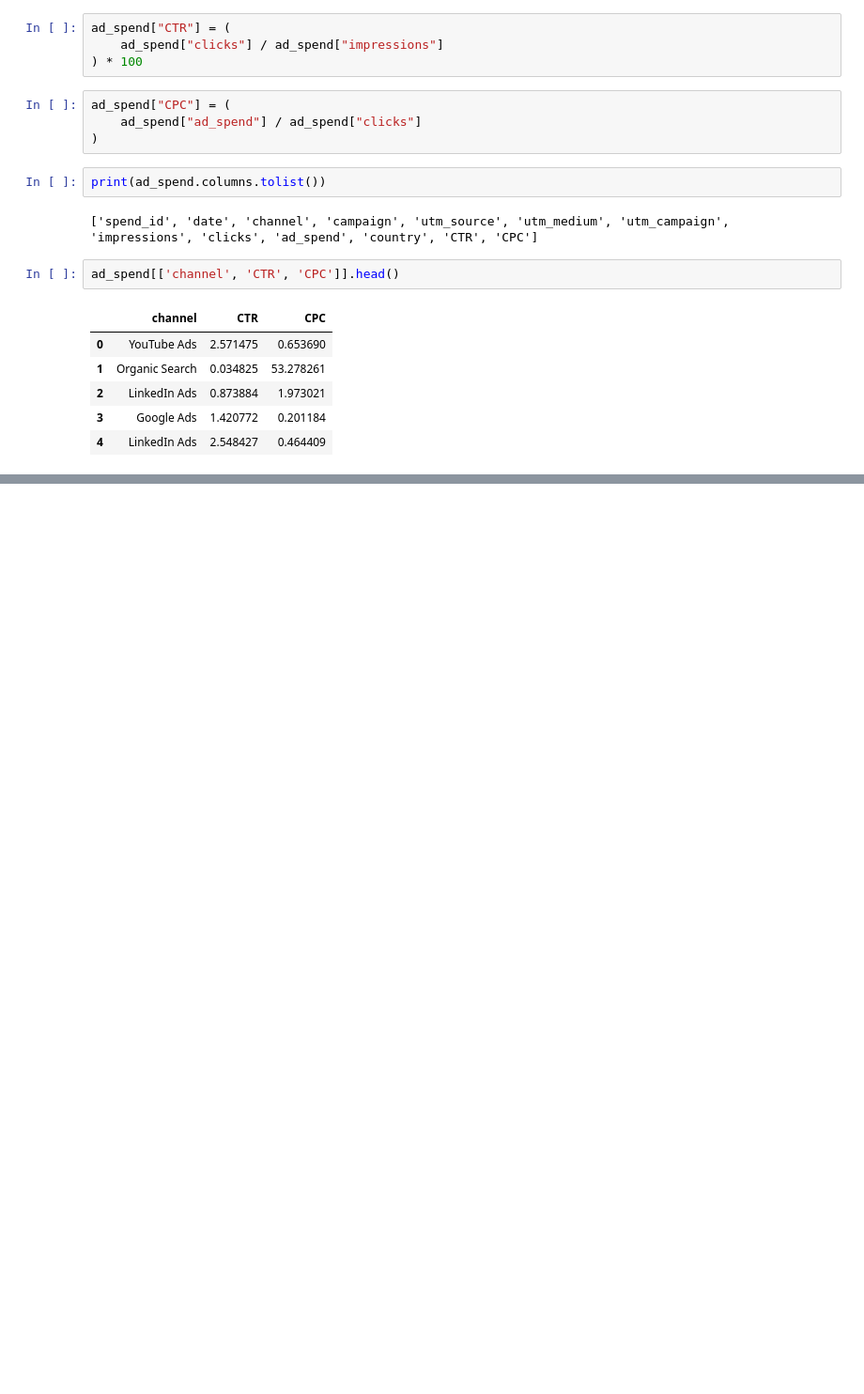
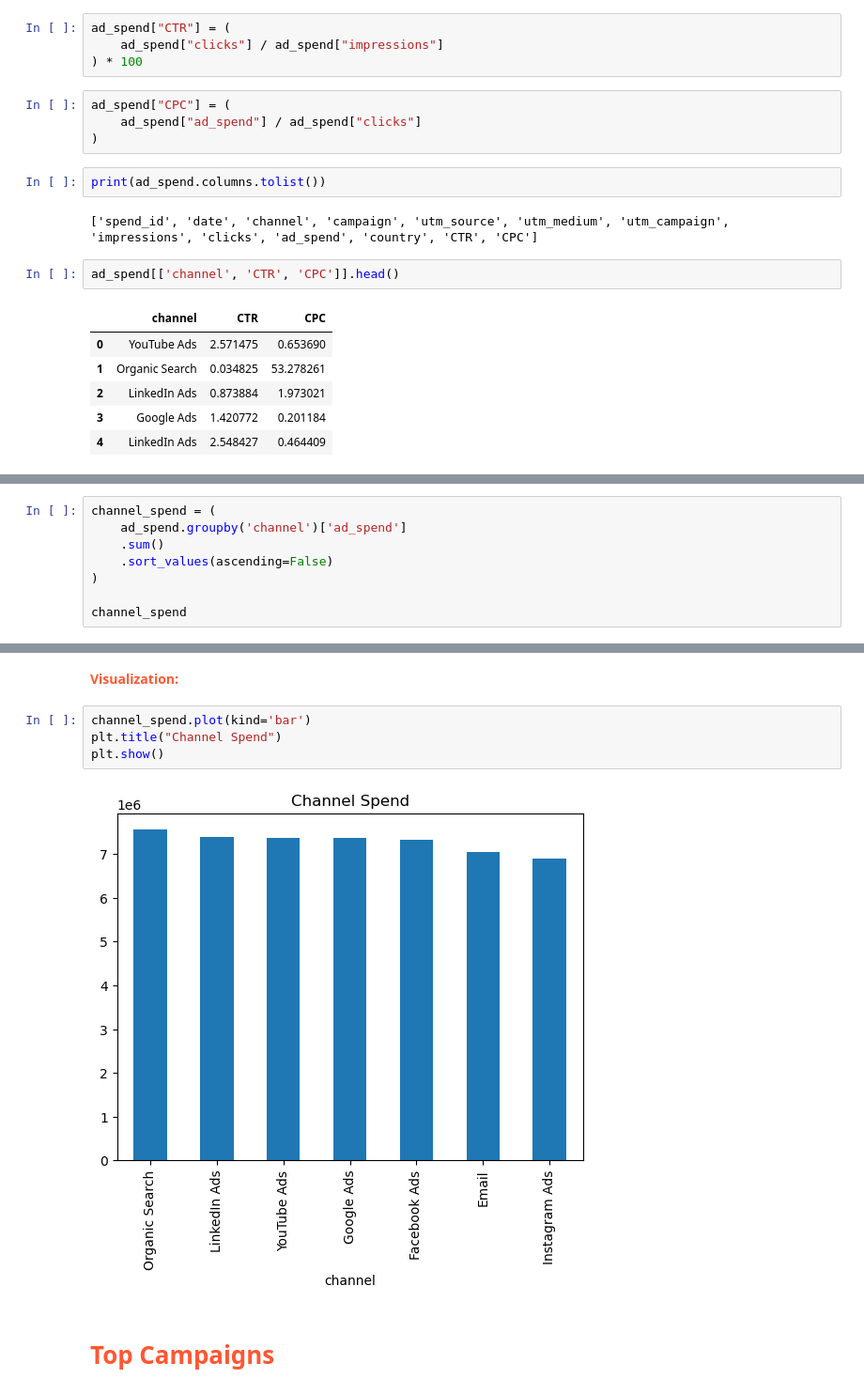
Before and after one commit to hitteshkharyal/Marketing-_ROI_Dashboard, a Jupyter notebook: project1.ipynb, the cells around one changed output, grey strips where cells are left out. Shown at 94% size. Saved outputs shown, nothing was run; the diff lists cells and outputs as text; blank space fills up the shorter version.

```diff
--- a/project1.ipynb
+++ b/project1.ipynb
@@ -224,0 +484,8 @@ ad_spend[['channel', 'CTR', 'CPC']].head()
+# %%
+channel_spend = (
+    ad_spend.groupby('channel')['ad_spend']
+    .sum()
+    .sort_values(ascending=False)
+)
+
+channel_spend
@@ -224,0 +502,10 @@ ad_spend[['channel', 'CTR', 'CPC']].head()
+# %% [markdown]
+<b style="color: #FF5733;">Visualization:</b>
+# %%
+channel_spend.plot(kind='bar')
+plt.title("Channel Spend")
+plt.show()
+# %% [output]
+[figure, added]
+# %% [markdown]
+<h1 style="color: #FF5733;">Top Campaigns</h1>
```
Also changed, not shown: parts of 119 cells of this notebook.
